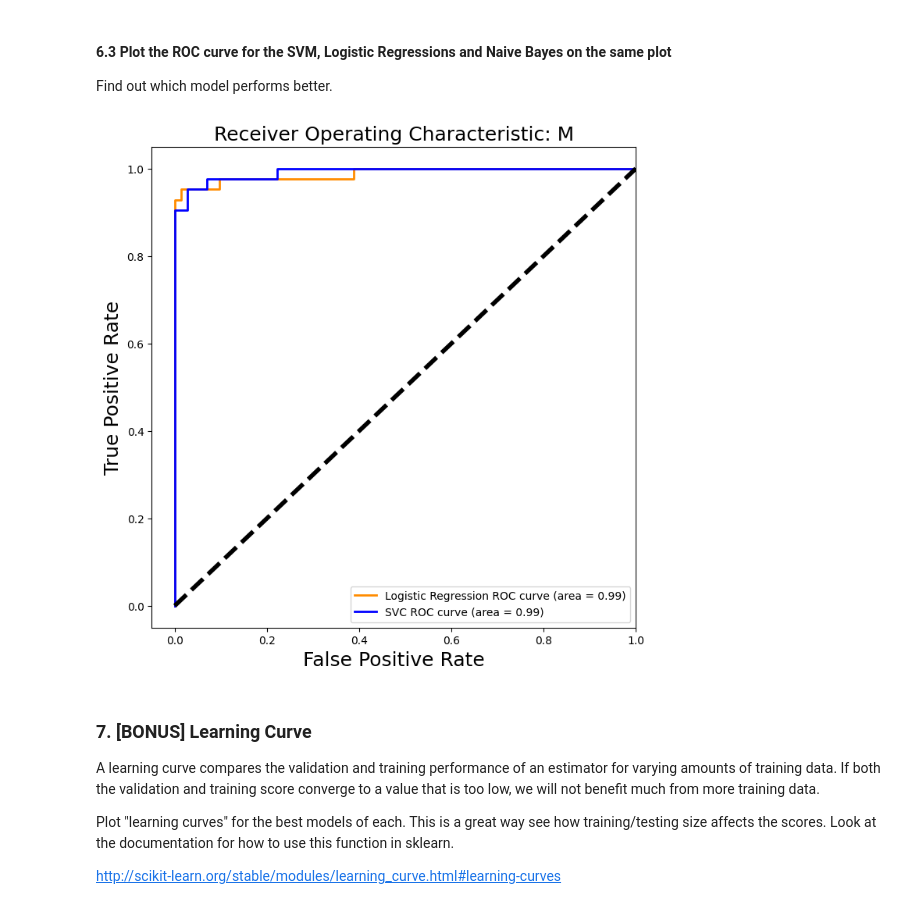
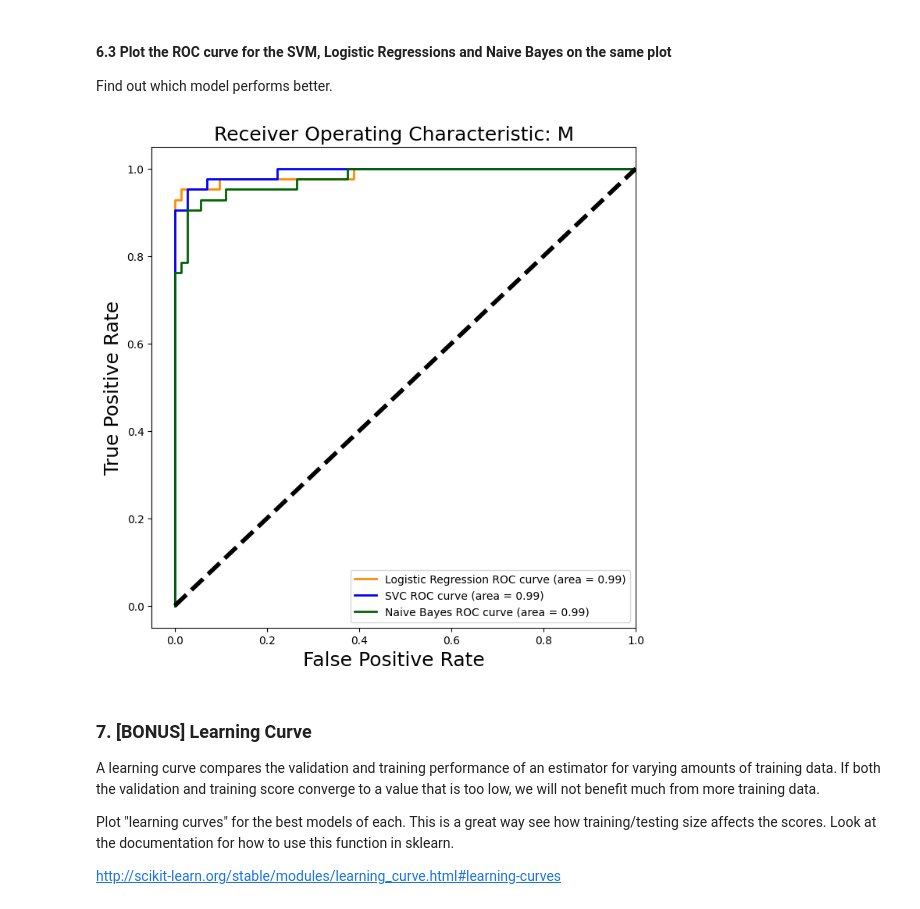
Before and after one commit to CDan07/IOD, a Jupyter notebook: Labs/Module 5/IOD_Lab_5_3_1.ipynb, the cells around one changed output. Cells and saved outputs as stored; diff of their text form; code cells hidden in the pictures.

```diff
--- a/Labs/Module 5/IOD_Lab_5_3_1.ipynb
+++ b/Labs/Module 5/IOD_Lab_5_3_1.ipynb
@@ -221,3 +223,10 @@ Use Naive Bayes and examine accuracy score, confusion matrix, classification rep
 - Define Target, Predictors
 - Train-Test Split
 - Evaluate Model
+# %%
+# Evaluate Model
+nb = GaussianNB()
+nb.fit(X_train,y_train)
+print("Training data accuracy: ",nb.score(X_train,y_train))
+y_predict_nb = nb.predict(X_test)
+print("Prediction accuracy: ", accuracy_score(y_test,y_predict_nb))
@@ -323,27 +357,31 @@ Find out which model performs better.
 # %%
 preds_lr = best_model_logreg.predict_proba(X_test)[:,1]
 preds_svc = best_model_svc.predict_proba(X_test)[:,1]
+preds_nb = nb.predict_proba(X_test)[:,1]
 # Find fpr, tpr
 fpr_lr, tpr_lr, _ = roc_curve(y_test, preds_lr)
 fpr_svc, tpr_svc, _ = roc_curve(y_test, preds_svc)
+fpr_nb, tpr_nb, _ = roc_curve(y_test,preds_nb)
 # Find auc
 roc_auc_lr = auc(fpr_lr, tpr_lr)
 roc_auc_svc = auc(fpr_svc,tpr_svc)
+roc_auc_nb = auc(fpr_nb,tpr_nb)
 
 
 plt.figure(figsize=[8,8])
 plt.plot(fpr_lr, tpr_lr, color='darkorange', lw = 2, label = 'Logistic Regression ROC curve (area = %0.2f)' % roc_auc_lr)
 plt.plot(fpr_svc, tpr_svc, color='blue', lw=2, label='SVC ROC curve (area = %0.2f)' % roc_auc_svc)
+plt.plot(fpr_nb, tpr_nb, color='darkgreen', lw=2, label='Naive Bayes ROC curve (area = %0.2f)' % roc_auc_svc )
 plt.plot([0, 1], [0, 1], 'k--', linewidth=4)
 plt.xlim([-0.05, 1.0])
 plt.ylim([-0.05, 1.05])
 plt.xlabel('False Positive Rate', fontsize=18)
 plt.ylabel('True Positive Rate', fontsize=18)
 plt.title('Receiver Operating Characteristic: M', fontsize=18)
 plt.legend(loc="lower right")
 plt.show()
 # %% [output]
-[figure, old version]
+[figure, new version]
 # %% [markdown]
 ### 7. [BONUS] Learning Curve
 
```
Also changed, not shown: parts of 6 cells of this notebook.
